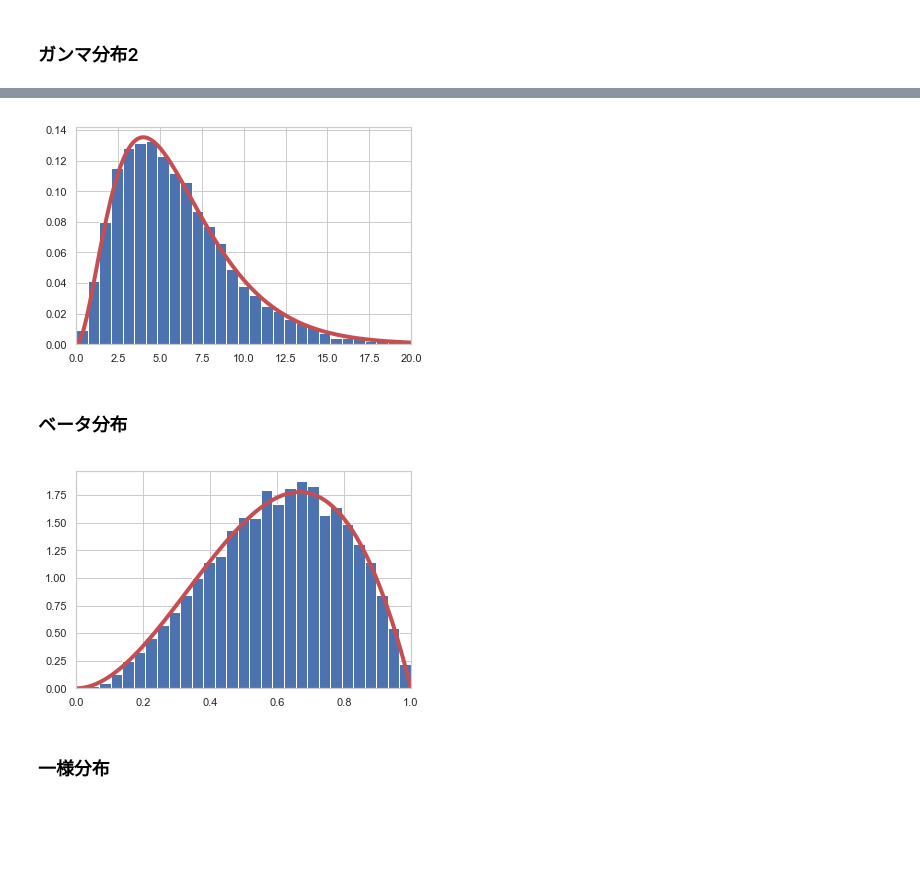
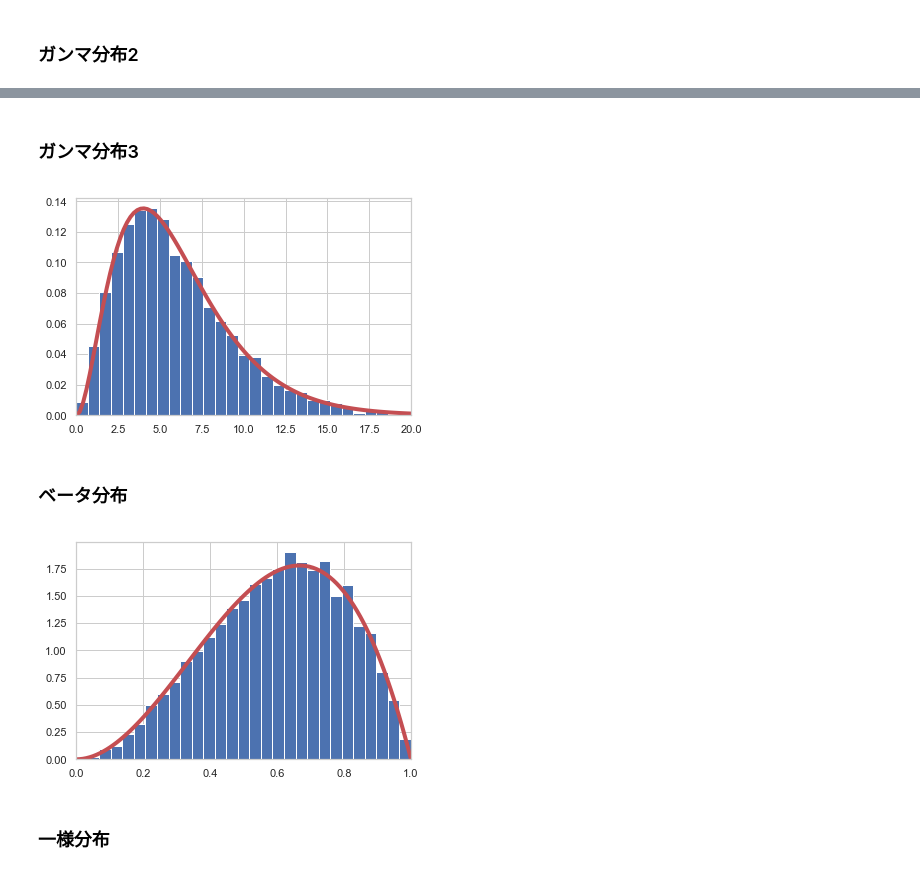
Before and after one commit to yutera12/qiita, a Jupyter notebook: kankei/確率分布間関係.ipynb, the cells around one changed output, grey strips where cells are left out. Cells and saved outputs as stored; diff of their text form; code cells hidden in the pictures; blank space fills up the shorter version.

```diff
--- a/kankei/確率分布間関係.ipynb
+++ b/kankei/確率分布間関係.ipynb
@@ -136,7 +139,7 @@ def poisson__(mu, sampleSize):
 ### ベルヌーイ分布
 # %%
 p = 0.2
-sample = bernoulli_(p, sampleSize)
+sample = bernoulli(p, sampleSize)
 x = np.arange(2)
 plt.plot(x, stats.bernoulli.pmf(x, p), 'ro', ms=8)
 plt.vlines(x, 0, stats.bernoulli.pmf(x, p), colors='r', lw=5, alpha=0.5)
@@ -289,27 +303,29 @@ plot_continuousDitribution(sample, truePf, xmin, xmax)
+# %% [markdown]
+### ガンマ分布3
 # %%
 alpha = 3
-scale = 2
+lam = 2
 xmin = 0
 xmax = 20
 
-sample = gamma__(alpha, scale, sampleSize)
-truePf = lambda x: stats.gamma.pdf(x, alpha, scale=scale)
+sample = gamma__(alpha, lam, sampleSize)
+truePf = lambda x: stats.gamma.pdf(x, alpha, scale=lam)
 plot_continuousDitribution(sample, truePf, xmin, xmax)
 # %% [output]
-[figure, old version]
+[figure, new version]
 # %% [markdown]
 ### ベータ分布
 # %%
 alpha = 3
 bet = 2
 xmin = 0
 xmax = 1
 
-sample = beta_(alpha, bet, sampleSize)
+sample = beta(alpha, bet, sampleSize)
 truePf = lambda x: stats.beta.pdf(x, alpha, bet)
 plot_continuousDitribution(sample, truePf, xmin, xmax)
 # %% [output]
-[figure, old version]
+[figure, new version]
 # %% [markdown]
 ### 一様分布
 # %%
```
Also changed, not shown: parts of 20 cells of this notebook.
